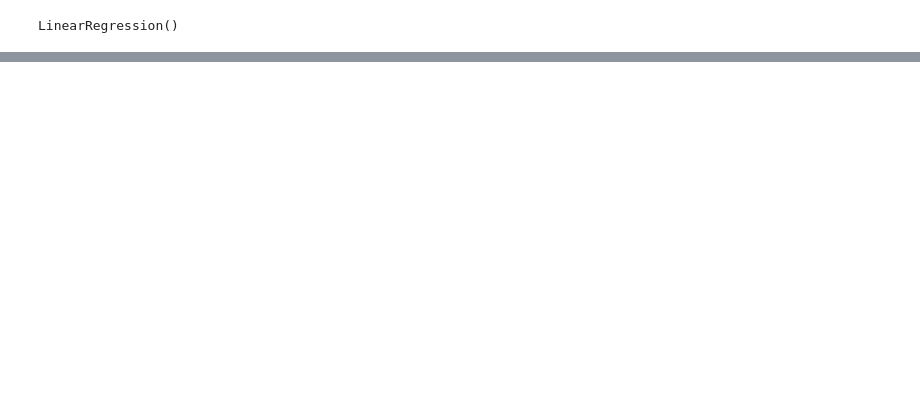
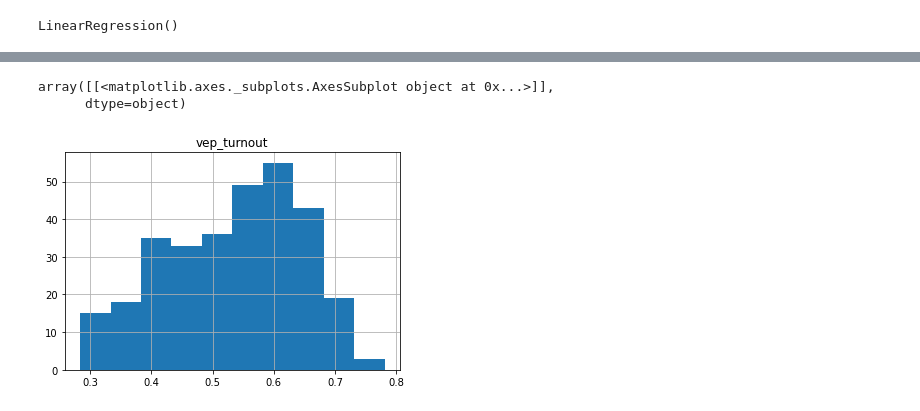
Before and after one commit to mmingoia/HTML_MN_Group_Project, a Jupyter notebook: election.ipynb, the cells around one changed output, grey strips where cells are left out. Drawn from its saved outputs; the diff is of its cells as text; code cells hidden in the pictures; blank space fills up the shorter version.

```diff
--- a/election.ipynb
+++ b/election.ipynb
@@ -154,0 +116,6 @@ print(model.intercept_)
+# %%
+df2_new.hist(column='vep_turnout')
+# %% [output]
+array([[<matplotlib.axes._subplots.AxesSubplot object at 0x...>]],
+      dtype=object)
+[figure, added]
```
Also changed, not shown: parts of 18 cells of this notebook, 1 other file.
